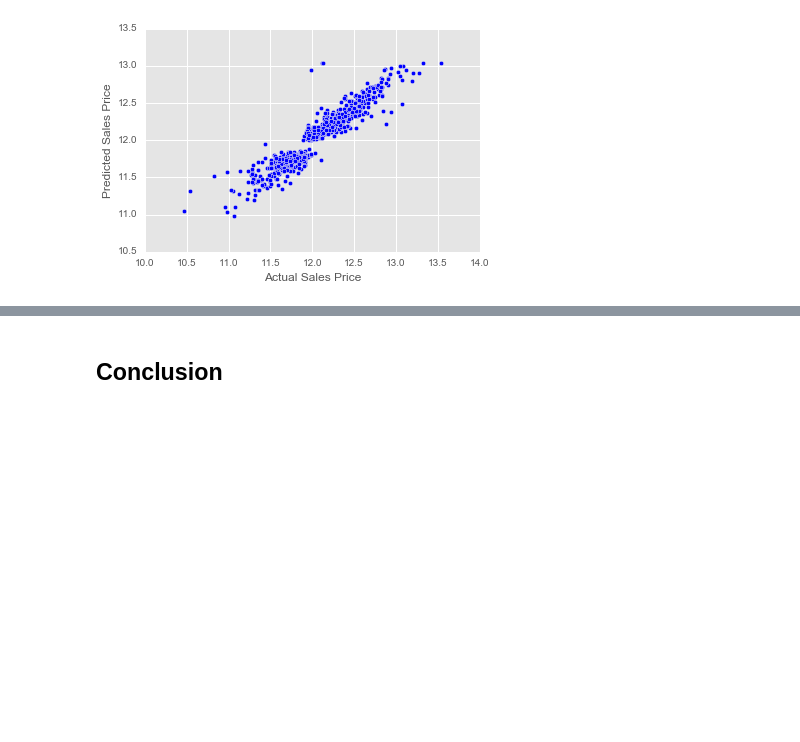
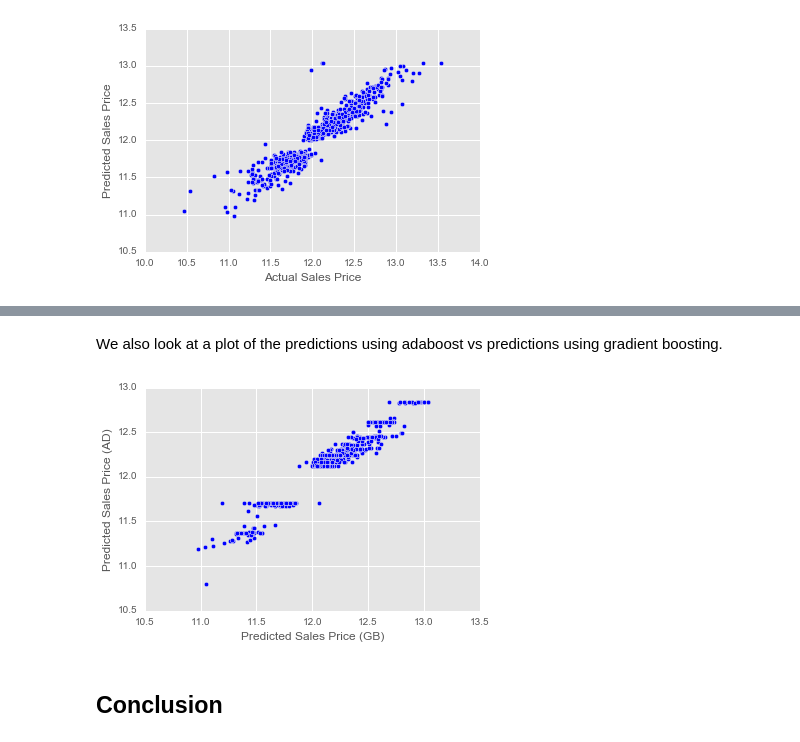
Before and after one commit to ysriram1/Analyzing-Housing-Data, a Jupyter notebook: Exploring Housing Data.ipynb, the cells around one changed output, grey strips where cells are left out. Saved outputs shown, nothing was run; the diff lists cells and outputs as text; code cells hidden in the pictures; blank space fills up the shorter version.

```diff
--- a/Exploring Housing Data.ipynb
+++ b/Exploring Housing Data.ipynb
@@ -414,8 +418,8 @@ Using these values, we build our final model. And test it out on the test set.
 # building out the final model
 gb_final = GradientBoostingRegressor(random_state=seed, learning_rate=0.2, max_depth=2, n_estimators=22).fit(X_train, y_train)
 # %%
-y_pred = gb_final.predict(X_test)
-mae = mean_absolute_error(y_test, y_pred)
+y_pred_gb = gb_final.predict(X_test)
+mae = mean_absolute_error(y_test, y_pred_gb)
 print 'the mean absolute error of this model is ', mae
 # %% [output]
 the mean absolute error of this model is  0.0972499174412
@@ -432,3 +471,12 @@ Based on this plot we see that our model is able to generate values quite close
+# %% [markdown]
+We also look at a plot of the predictions using adaboost vs predictions using gradient boosting.
+# %%
+plt.scatter(y_pred_gb, y_pred_ad)
+plt.xlabel('Predicted Sales Price (GB)')
+plt.ylabel('Predicted Sales Price (AD)')
+plt.show()
+# %% [output]
+[figure, added]
 # %% [markdown]
 ## Conclusion
 # %% [markdown]
```
Also changed, not shown: parts of 11 cells of this notebook.
